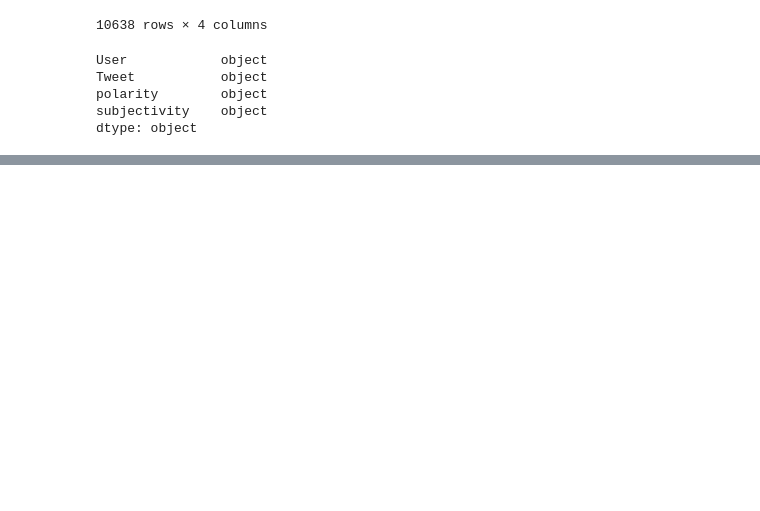
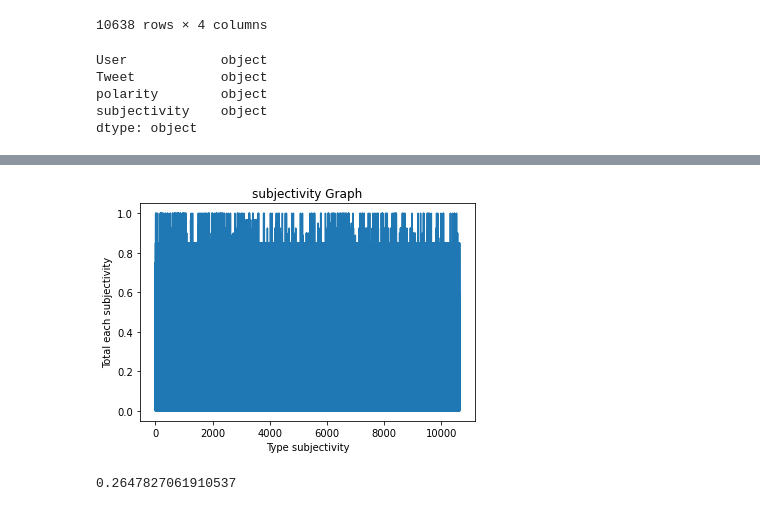
Before and after one commit to PutriYohana/sentiment_analisis04, a Jupyter notebook: Analyisis_Sentimen_With_Spark_Text_Blob.ipynb, the cells around one changed output, grey strips where cells are left out. Cells and saved outputs as stored; diff of their text form; code cells hidden in the pictures; blank space fills up the shorter version.

```diff
--- a/Analyisis_Sentimen_With_Spark_Text_Blob.ipynb
+++ b/Analyisis_Sentimen_With_Spark_Text_Blob.ipynb
@@ -164,0 +177,5 @@ plt.show()
+# %%
+x=[]
+for a in range(0,len(words)):
+    x.append(a)
+words['index'] = x
@@ -165,2 +191,26 @@ plt.show()
+# %%
+x = words['index']
+y = words['subjectivity']
+
+plt.plot(x, y)
+
+# naming the x axis
+plt.xlabel('Type subjectivity')
+# naming the y axis
+plt.ylabel('Total each subjectivity')
+
+# giving a title to my graph
+plt.title('subjectivity Graph')
+
+# function to show the plot
+plt.show()
+# %% [output]
+[figure, added]
+# %%
+# mencari rata-rata nilai subjectivity
+mean_subjectivity = words['subjectivity'].mean()
+mean_subjectivity
+# %% [output]
+0.2647827061910537
 # %%
 spark.stop()
```
Also changed, not shown: parts of 6 cells of this notebook.
